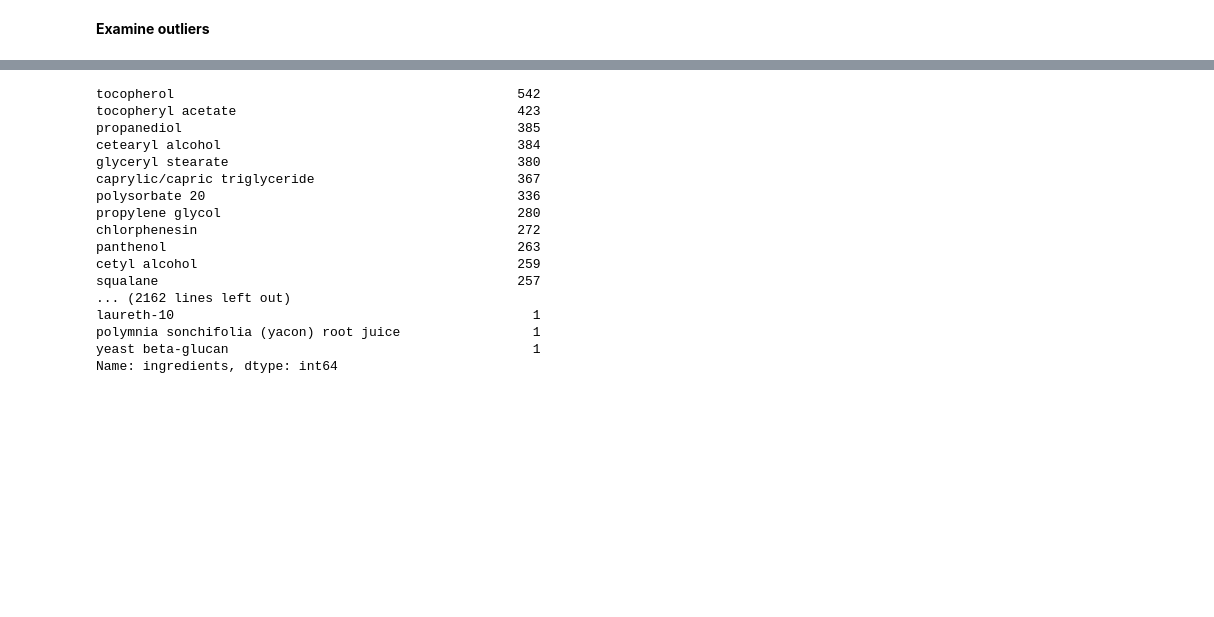
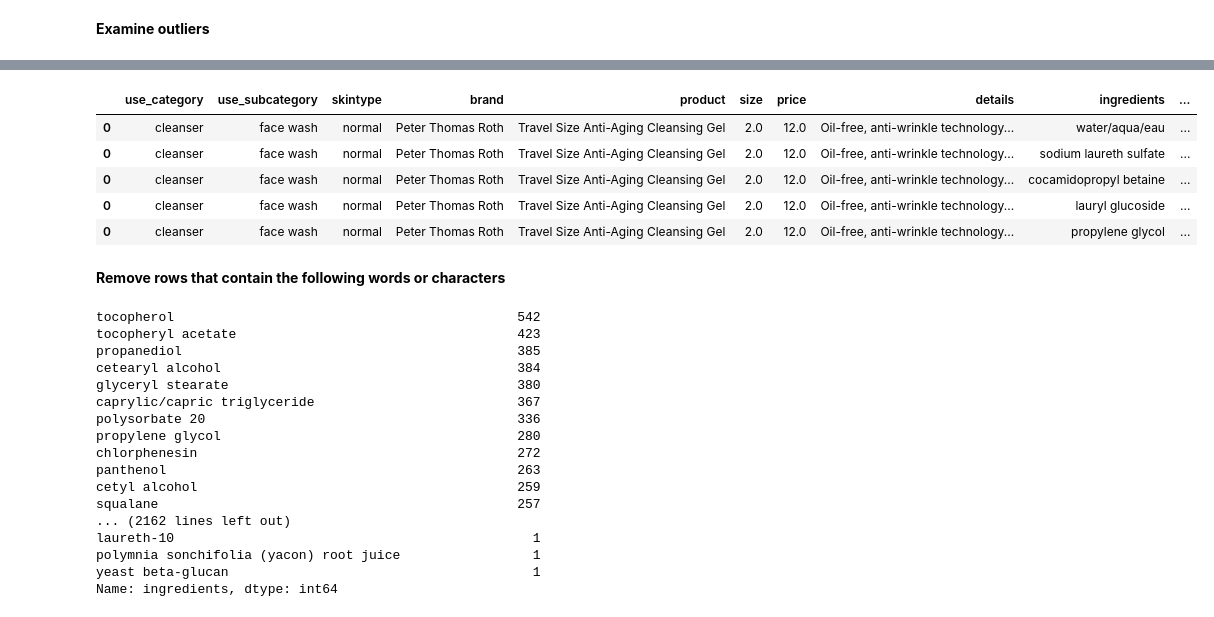
Before and after one commit to paulqsims/insight_project, a Jupyter notebook: notebooks/DataCleaning.ipynb, the cells around one changed output, grey strips where cells are left out. Cells and saved outputs as stored; diff of their text form; code cells hidden in the pictures; blank space fills up the shorter version.

```diff
--- a/notebooks/DataCleaning.ipynb
+++ b/notebooks/DataCleaning.ipynb
@@ -524,3 +535,12 @@ TypeError: '(823, slice(None, None, None))' is an invalid key
+# %%
+df_temp.head()
+# %% [output]
+|  | use_category | use_subcategory | skintype | brand | product | size | price | details | ingredients | ... |
+| 0 | cleanser | face wash | normal | Peter Thomas Roth | Travel Size Anti-Aging Cleansing Gel | 2.0 | 12.0 | Oil-free, anti-wrinkle technology... | water/aqua/eau | ... |
+| 0 | cleanser | face wash | normal | Peter Thomas Roth | Travel Size Anti-Aging Cleansing Gel | 2.0 | 12.0 | Oil-free, anti-wrinkle technology... | sodium laureth sulfate | ... |
+| 0 | cleanser | face wash | normal | Peter Thomas Roth | Travel Size Anti-Aging Cleansing Gel | 2.0 | 12.0 | Oil-free, anti-wrinkle technology... | cocamidopropyl betaine | ... |
+| 0 | cleanser | face wash | normal | Peter Thomas Roth | Travel Size Anti-Aging Cleansing Gel | 2.0 | 12.0 | Oil-free, anti-wrinkle technology... | lauryl glucoside | ... |
+| 0 | cleanser | face wash | normal | Peter Thomas Roth | Travel Size Anti-Aging Cleansing Gel | 2.0 | 12.0 | Oil-free, anti-wrinkle technology... | propylene glycol | ... |
 # %%
 # Remove ingredient rows that have > 50 characters
 # - Removes about 2000 rows; len(test) = 58795, previous length = 60434
@@ -533,3 +553,5 @@ df_temp['ingredients']=df_temp['ingredients'].str.replace('''\.$|\*+|other ingre
 # %%
 # Correct 1,2 hexanediol
 df_temp['ingredients']=df_temp['ingredients'].str.replace('2-hexanediol','1,2-hexanediol')
+# %% [markdown]
+**Remove rows that contain the following words or characters**
```
Also changed, not shown: parts of 11 cells of this notebook.
